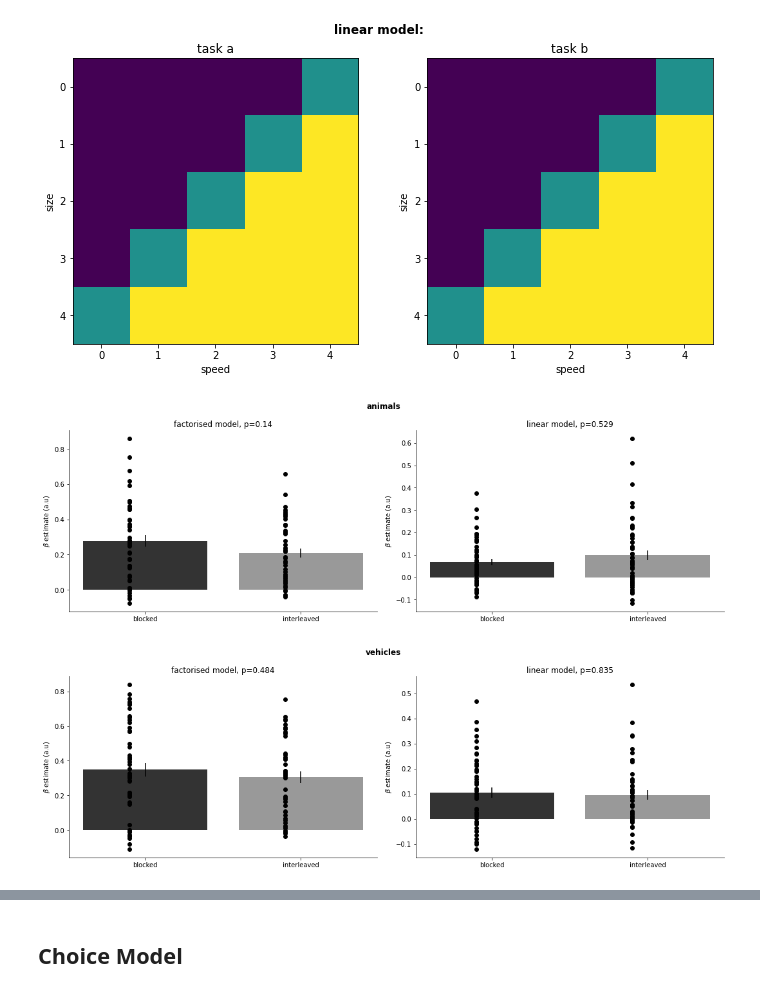
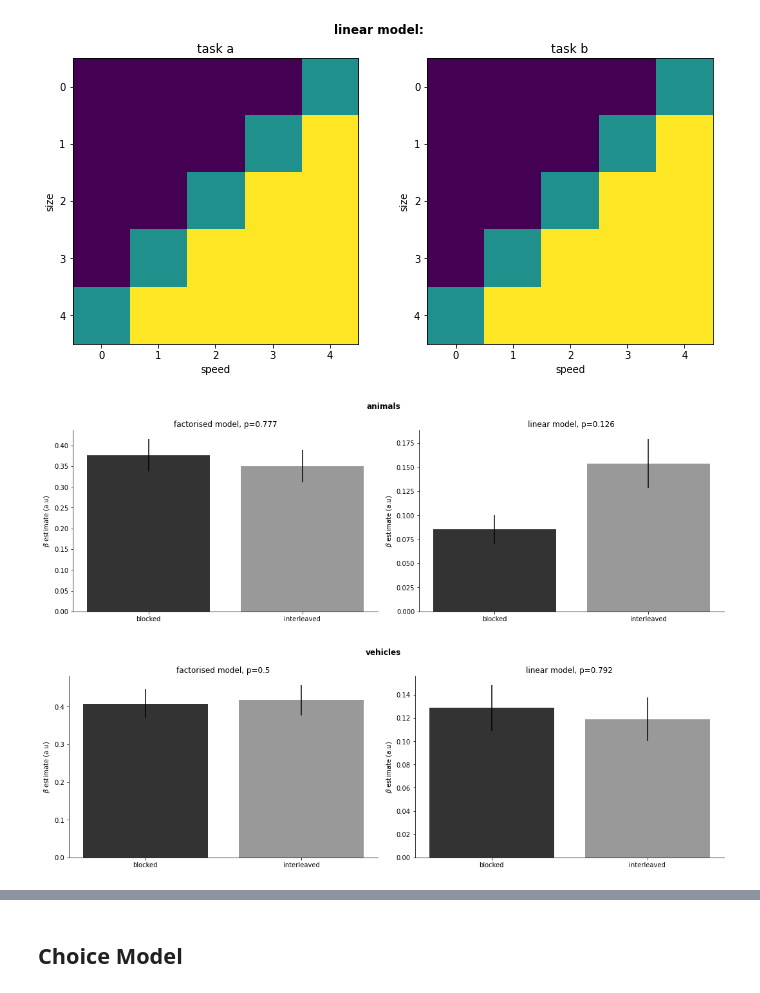
Before and after one commit to summerfieldlab/animals_vehicles, a Jupyter notebook: notebooks/av_transfer_analysis.ipynb, the cells around one changed output, grey strips where cells are left out. Cells and saved outputs as stored; diff of their text form; code cells hidden in the pictures.

```diff
--- a/notebooks/av_transfer_analysis.ipynb
+++ b/notebooks/av_transfer_analysis.ipynb
@@ -121,8 +128,9 @@ _ = gen_choicemodelrdms(monitor=True)
 [figure]
 [figure]
 # %%
+choicemats = compute_choicemats(alldata, whichtask="base")
 betas = stats_fit_choicerdms(choicemats,onlygood=True)
 disp_rsa_param_estimates(betas,onlygood=True)
 # %% [output]
-[figure, old version]
+[figure, new version]
-[figure, old version]
+[figure, new version]
```
Also changed, not shown: parts of 9 cells of this notebook, 3 other files.
